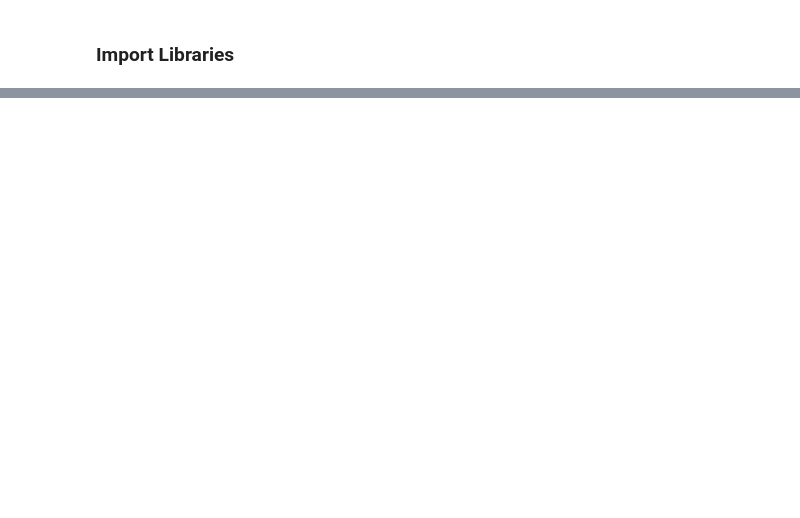
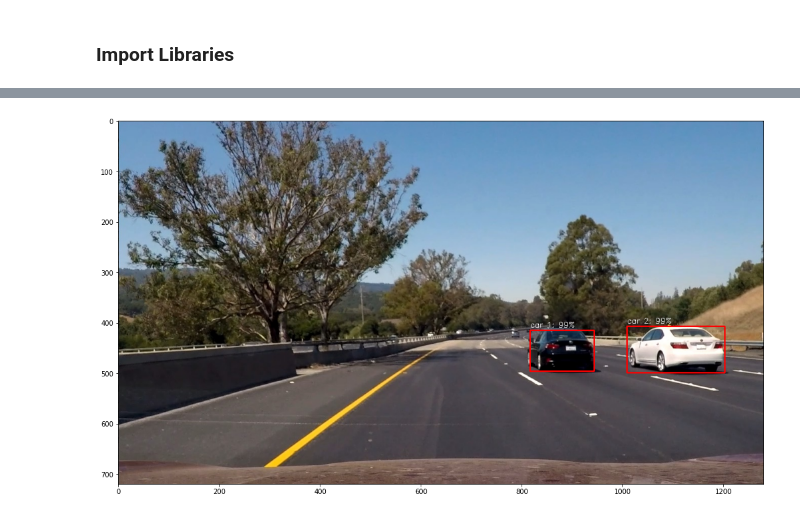
Before and after one commit to amrehab-98/Lane-Detection, a Jupyter notebook: Phase 2/YOLO DEMO.ipynb, the cells around one changed output, grey strips where cells are left out. Saved outputs shown, nothing was run; the diff lists cells and outputs as text; code cells hidden in the pictures; blank space fills up the shorter version.

```diff
--- a/Phase 2/YOLO DEMO.ipynb
+++ b/Phase 2/YOLO DEMO.ipynb
@@ -143,0 +25,7 @@ cv2.cuda.getCudaEnabledDeviceCount()
+# %%
+cars = phase2.detect_cars(img)
+
+f, (ax1) = plt.subplots(1, 1, figsize=(20,10))
+ax1 = ax1.imshow(cars)
+# %% [output]
+[figure, added]
```
Also changed, not shown: parts of 24 cells of this notebook.
